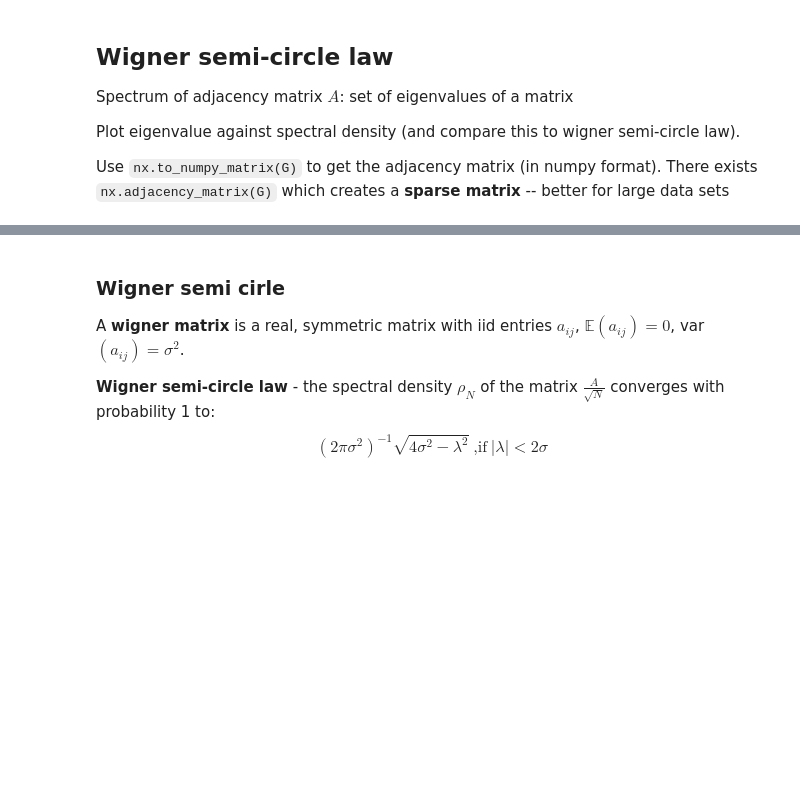
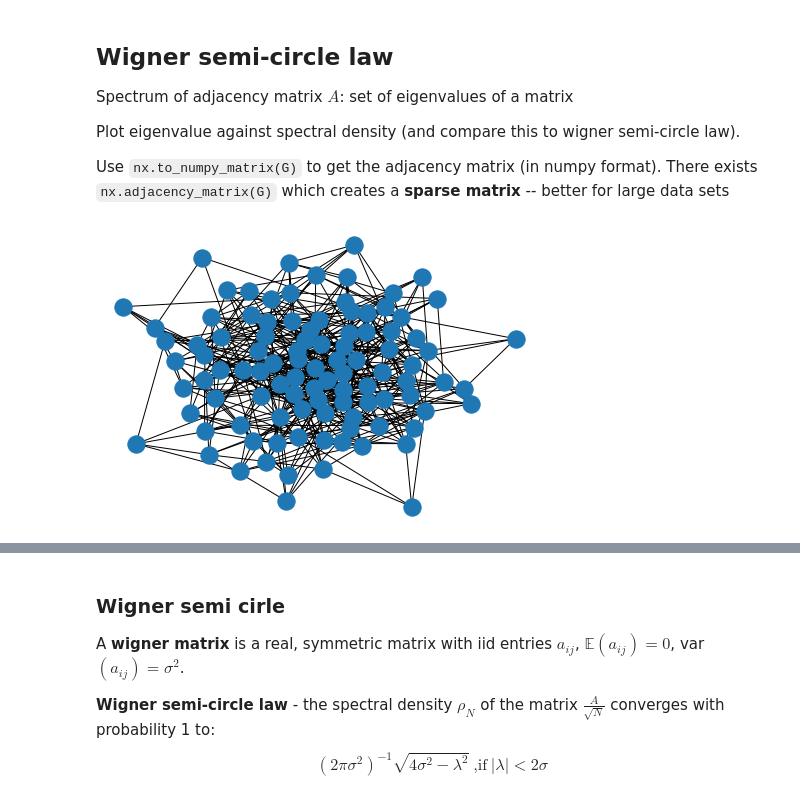
Before and after one commit to YIMINGMA/Stochastic-Modelling-and-Random-Processes, a Jupyter notebook: Notebooks/Support-Class-7.ipynb, the cells around one changed output, grey strips where cells are left out. Cells and saved outputs as stored; diff of their text form; code cells hidden in the pictures; blank space fills up the shorter version.

```diff
--- a/Notebooks/Support-Class-7.ipynb
+++ b/Notebooks/Support-Class-7.ipynb
@@ -143,7 +162,9 @@ N = 100
 p = z/N
 G = nx.gnp_random_graph(N,p)
 # %%
-#nx.draw(G)
+nx.draw(G)
+# %% [output]
+[figure, added]
 # %%
 A = nx.to_numpy_matrix(G)
 evals, evecs = np.linalg.eig(A/np.sqrt(N))
```
Also changed, not shown: parts of 9 cells of this notebook, 19 other files.
